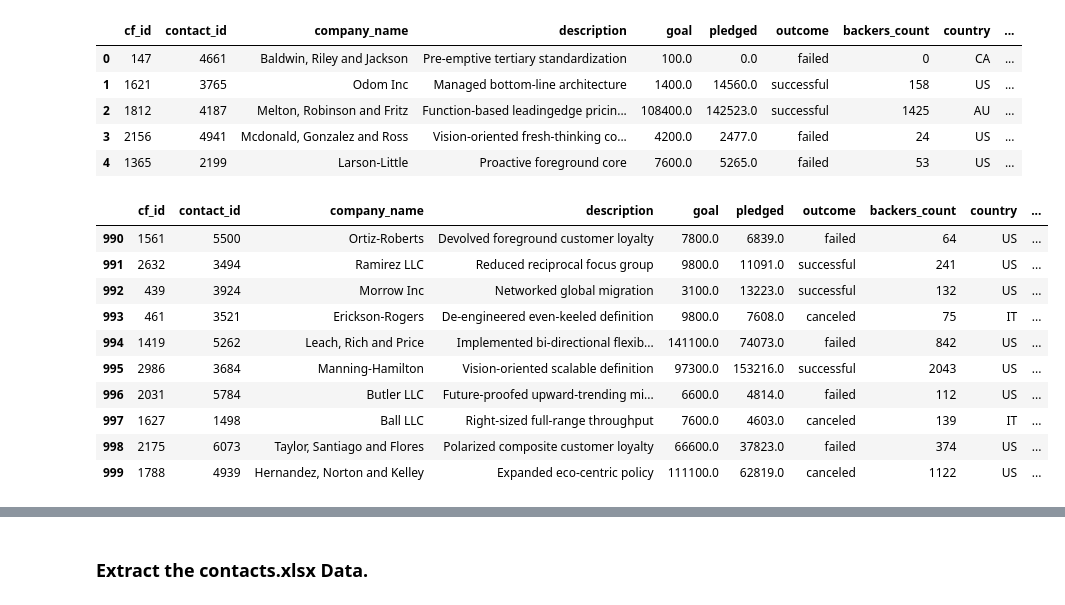
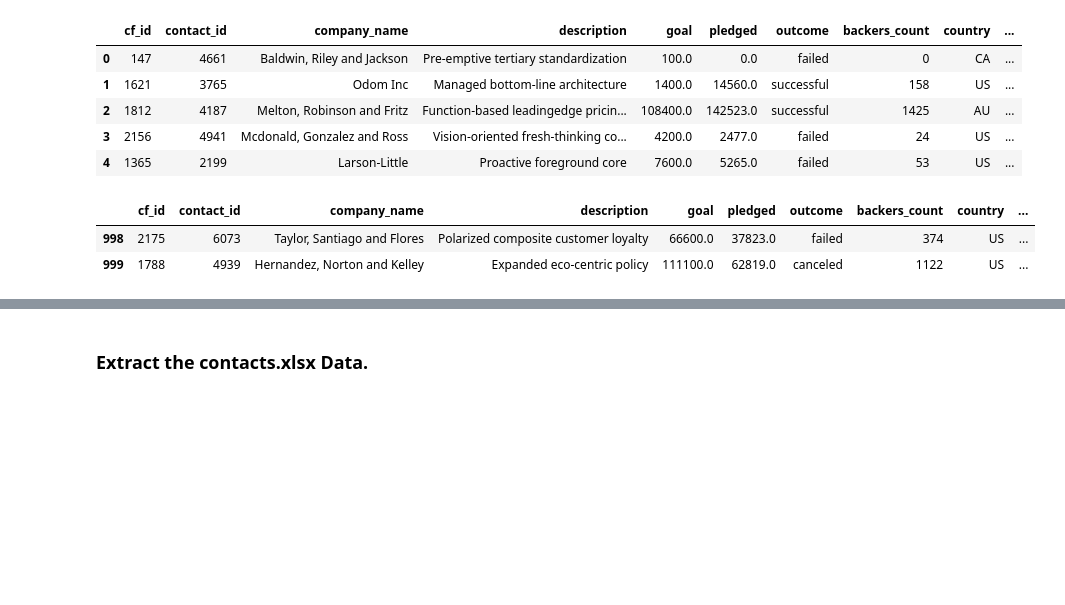
Before and after one commit to Sprodhania/Crowdfunding_ETL, a Jupyter notebook: ETL_Mini_Project_MHossain.ipynb.ipynb, the cells around one changed output, grey strips where cells are left out. Saved outputs shown, nothing was run; the diff lists cells and outputs as text; code cells hidden in the pictures; blank space fills up the shorter version.

```diff
--- a/ETL_Mini_Project_MHossain.ipynb.ipynb
+++ b/ETL_Mini_Project_MHossain.ipynb.ipynb
@@ -204,6 +202,6 @@ campaign_df.head()
 | 4 | 1365 | 2199 | Larson-Little | Proactive foreground core | 7600 | 5265 | failed | 53 | US | ... |
 # %%
 # Convert the goal and pledged columns to a `float` data type.
-campaign_df = campaign_df [['goal' , 'pledged']].astype.(float)
-campaign_df
+campaign_df[['goal', 'pledged']] = campaign_df[['goal', 'pledged']].astype(float)
+campaign_df.head()
 # %% [output]
@@ -211,3 +213,0 @@ SyntaxError: invalid syntax (2437890548.py, line 2)
-# %%
-# Convert the goal and pledged columns to a `float` data type.
-campaign_df = campaign_df [['goal' , 'pledged']].astype.(float)
@@ -242,6 +235,12 @@ dtype: object
 # %%
 # Format the launched_date and end_date columns to datetime format
 from datetime import datetime as dt
+campaign_df["launched_date"] = pd.to_datetime(campaign_df["launched_date"], unit='s')
+campaign_df["end_date"] = pd.to_datetime(campaign_df["end_date"], unit='s')
+
+campaign_df["launched_date"] = campaign_df["launched_date"].dt.strftime('%Y-%m-%d')
+campaign_df["end_date"] = campaign_df["end_date"].dt.strftime('%Y-%m-%d')
+campaign_df.head()
 # %% [output]
 |  | cf_id | contact_id | company_name | description | goal | pledged | outcome | backers_count | country | ... |
 | 0 | 147 | 4661 | Baldwin, Riley and Jackson | Pre-emptive tertiary standardization | 100.0 | 0.0 | failed | 0 | CA | ... |
@@ -252,18 +251,14 @@ from datetime import datetime as dt
 # %%
 # Merge the campaign_df with the category_df on the "category" column and
 # the subcategory_df on the "subcategory" column.
+# Merge campaign_df with category_df on the "category" column
+campaign_merged_df = campaign_df.merge(category_df, on="category", how="left")
 
+# Merge the resulting DataFrame with subcategory_df on the "subcategory" column
+campaign_merged_df = campaign_merged_df.merge(subcategory_df, on="subcategory", how="left")
 
-campaign_merged_df.tail(10)
+campaign_merged_df.tail(2)
 # %% [output]
 |  | cf_id | contact_id | company_name | description | goal | pledged | outcome | backers_count | country | ... |
-| 990 | 1561 | 5500 | Ortiz-Roberts | Devolved foreground customer loyalty | 7800.0 | 6839.0 | failed | 64 | US | ... |
-| 991 | 2632 | 3494 | Ramirez LLC | Reduced reciprocal focus group | 9800.0 | 11091.0 | successful | 241 | US | ... |
-| 992 | 439 | 3924 | Morrow Inc | Networked global migration | 3100.0 | 13223.0 | successful | 132 | US | ... |
-| 993 | 461 | 3521 | Erickson-Rogers | De-engineered even-keeled definition | 9800.0 | 7608.0 | canceled | 75 | IT | ... |
-| 994 | 1419 | 5262 | Leach, Rich and Price | Implemented bi-directional flexib... | 141100.0 | 74073.0 | failed | 842 | US | ... |
-| 995 | 2986 | 3684 | Manning-Hamilton | Vision-oriented scalable definition | 97300.0 | 153216.0 | successful | 2043 | US | ... |
-| 996 | 2031 | 5784 | Butler LLC | Future-proofed upward-trending mi... | 6600.0 | 4814.0 | failed | 112 | US | ... |
-| 997 | 1627 | 1498 | Ball LLC | Right-sized full-range throughput | 7600.0 | 4603.0 | canceled | 139 | IT | ... |
 | 998 | 2175 | 6073 | Taylor, Santiago and Flores | Polarized composite customer loyalty | 66600.0 | 37823.0 | failed | 374 | US | ... |
 | 999 | 1788 | 4939 | Hernandez, Norton and Kelley | Expanded eco-centric policy | 111100.0 | 62819.0 | canceled | 1122 | US | ... |
```
Also changed, not shown: parts of 9 cells of this notebook, 2 other files.
